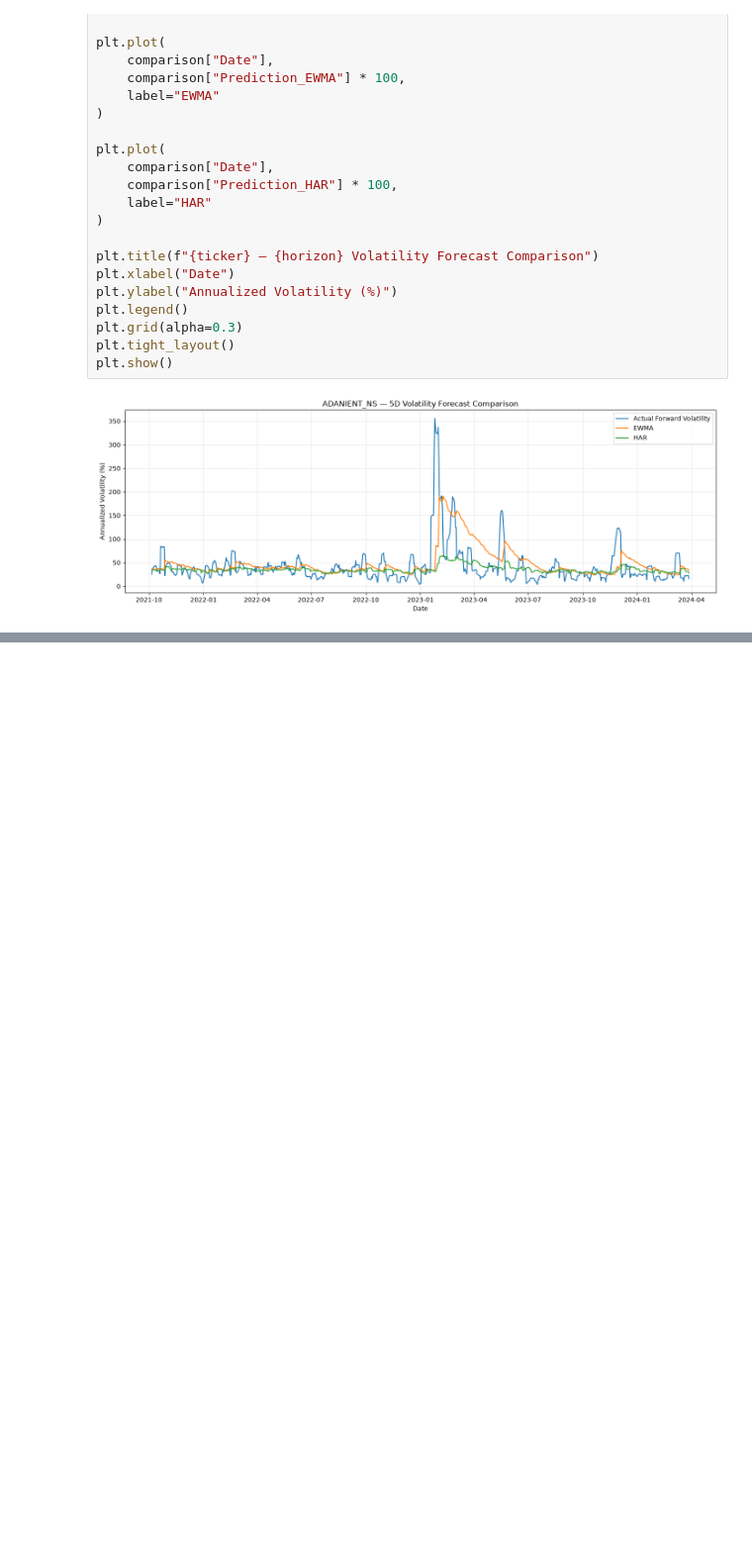
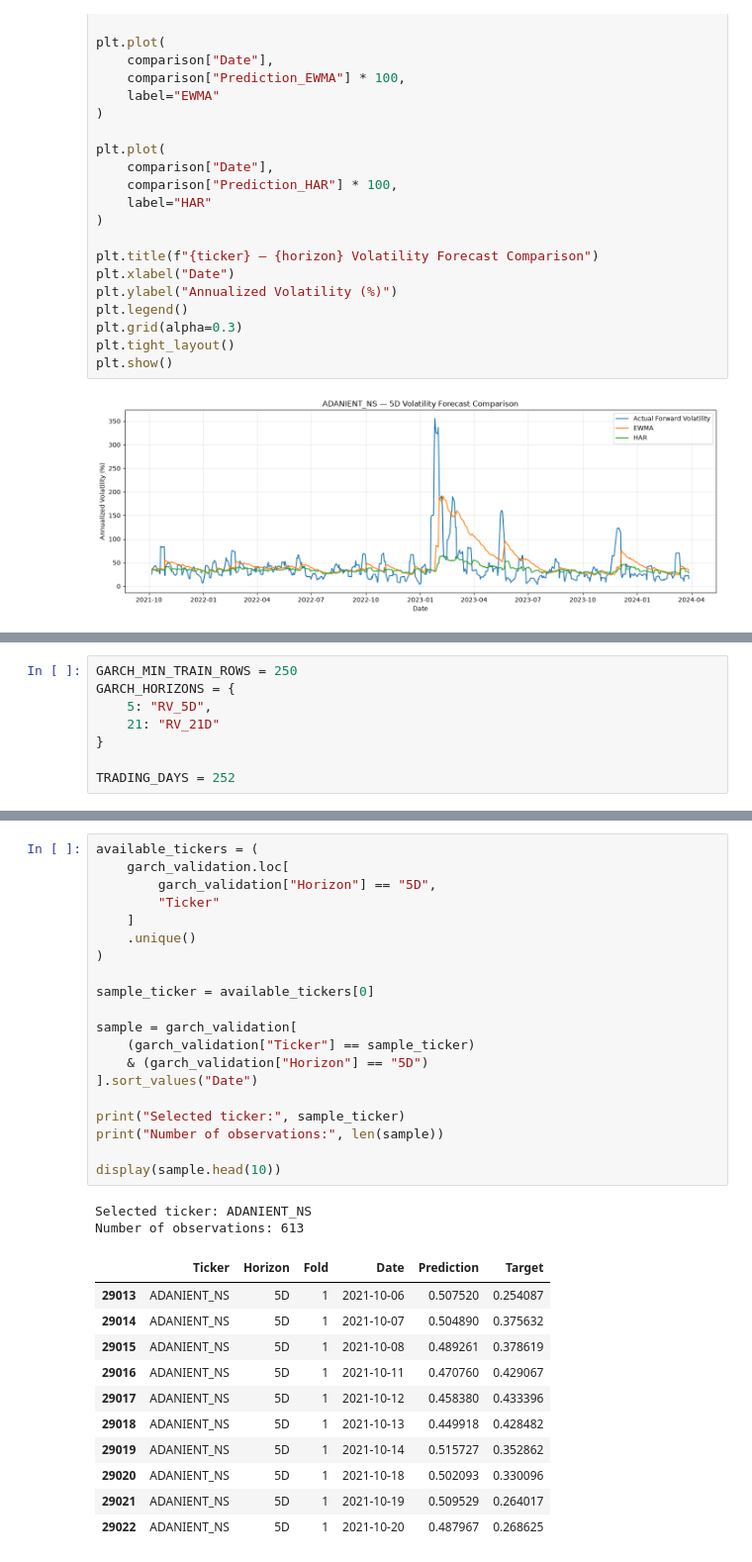
Before and after one commit to Srisupha29/DataScience_Projects, a Jupyter notebook: Indian_Equity_Market_Risk_Forecaster/notebooks/02_Volatility_Targets.ipynb, the cells around one changed output, grey strips where cells are left out. Shown at 99% size. Cells and saved outputs as stored; diff of their text form; blank space fills up the shorter version.

```diff
--- a/Indian_Equity_Market_Risk_Forecaster/notebooks/02_Volatility_Targets.ipynb
+++ b/Indian_Equity_Market_Risk_Forecaster/notebooks/02_Volatility_Targets.ipynb
@@ -1790,0 +1795,8 @@ plt.show()
+# %%
+GARCH_MIN_TRAIN_ROWS = 250
+GARCH_HORIZONS = {
+    5: "RV_5D",
+    21: "RV_21D"
+}
+
+TRADING_DAYS = 252
@@ -1790,0 +2039,34 @@ plt.show()
+# %%
+available_tickers = (
+    garch_validation.loc[
+        garch_validation["Horizon"] == "5D",
+        "Ticker"
+    ]
+    .unique()
+)
+
+sample_ticker = available_tickers[0]
+
+sample = garch_validation[
+    (garch_validation["Ticker"] == sample_ticker)
+    & (garch_validation["Horizon"] == "5D")
+].sort_values("Date")
+
+print("Selected ticker:", sample_ticker)
+print("Number of observations:", len(sample))
+
+display(sample.head(10))
+# %% [output]
+Selected ticker: ADANIENT_NS
+Number of observations: 613
+|  | Ticker | Horizon | Fold | Date | Prediction | Target |
+| 29013 | ADANIENT_NS | 5D | 1 | 2021-10-06 | 0.507520 | 0.254087 |
+| 29014 | ADANIENT_NS | 5D | 1 | 2021-10-07 | 0.504890 | 0.375632 |
+| 29015 | ADANIENT_NS | 5D | 1 | 2021-10-08 | 0.489261 | 0.378619 |
+| 29016 | ADANIENT_NS | 5D | 1 | 2021-10-11 | 0.470760 | 0.429067 |
+| 29017 | ADANIENT_NS | 5D | 1 | 2021-10-12 | 0.458380 | 0.433396 |
+| 29018 | ADANIENT_NS | 5D | 1 | 2021-10-13 | 0.449918 | 0.428482 |
+| 29019 | ADANIENT_NS | 5D | 1 | 2021-10-14 | 0.515727 | 0.352862 |
+| 29020 | ADANIENT_NS | 5D | 1 | 2021-10-18 | 0.502093 | 0.330096 |
+| 29021 | ADANIENT_NS | 5D | 1 | 2021-10-19 | 0.509529 | 0.264017 |
+| 29022 | ADANIENT_NS | 5D | 1 | 2021-10-20 | 0.487967 | 0.268625 |
```
Also changed, not shown: parts of 8 cells of this notebook.
